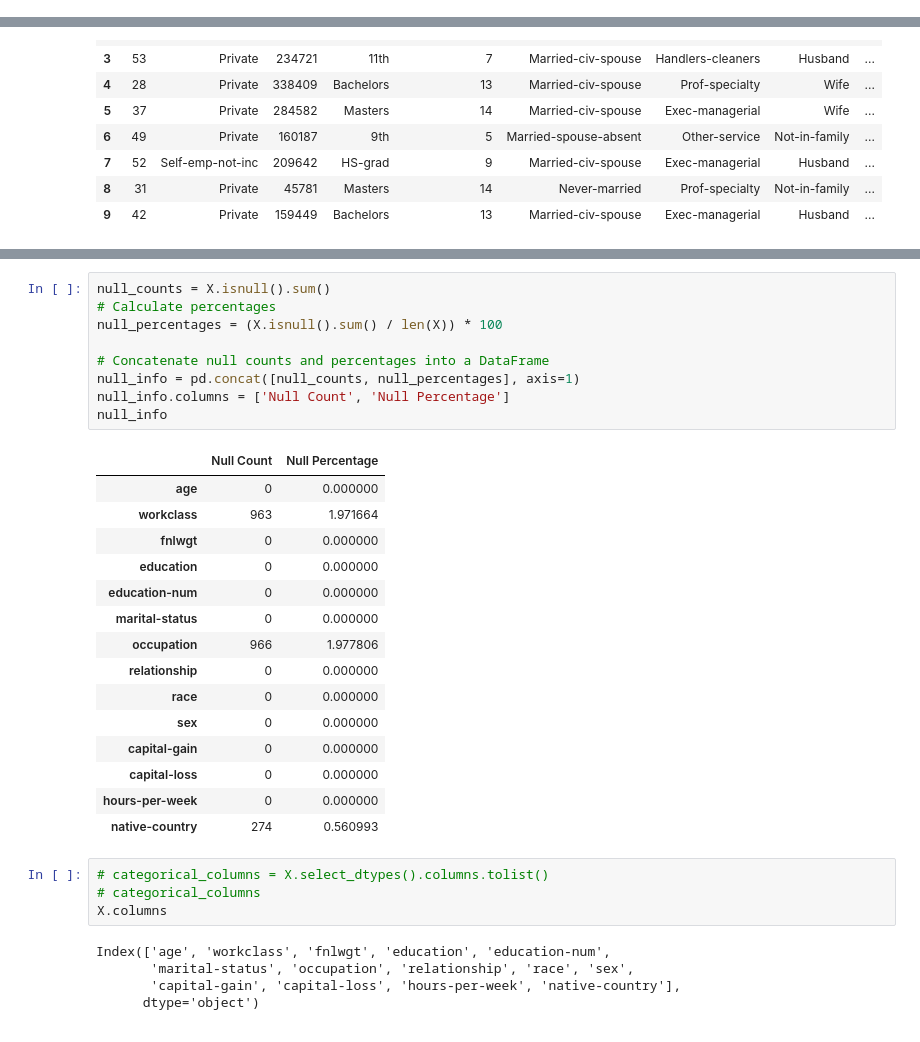
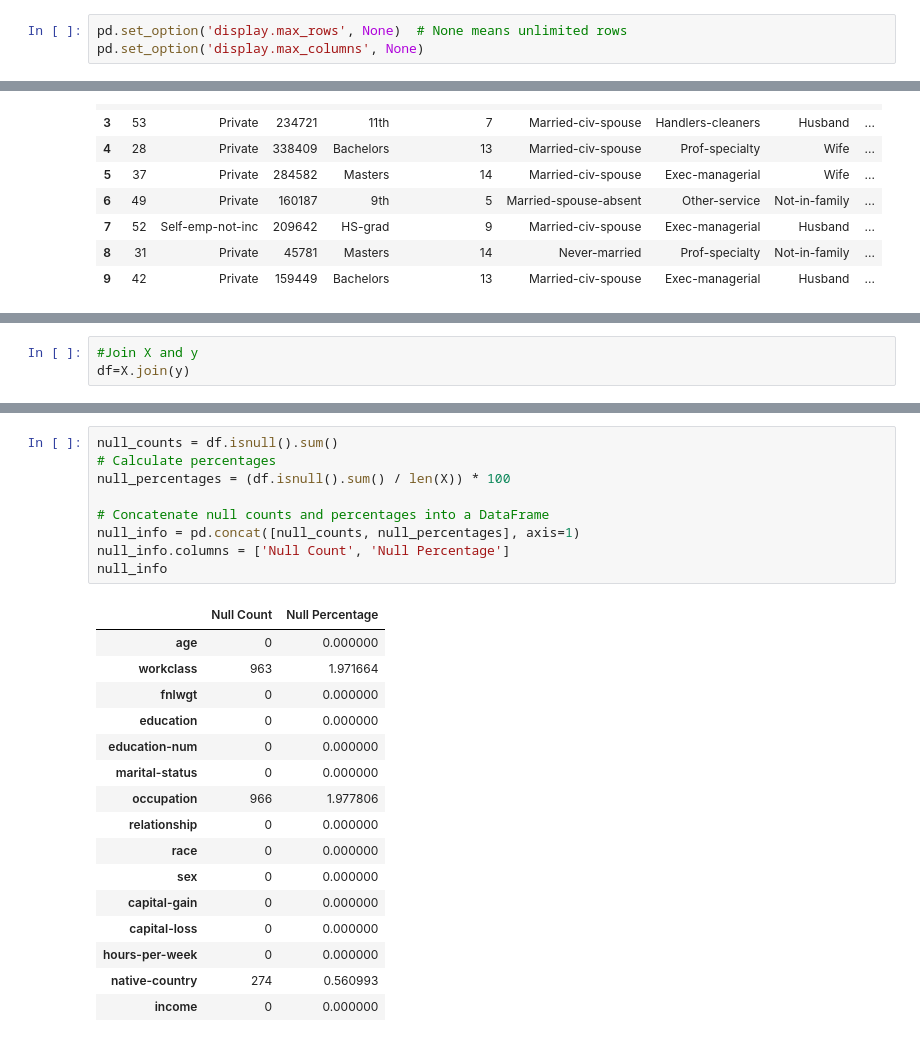
Before and after one commit to JanakaDilshanSendnayake/ML-Coursework, a Jupyter notebook: Data Preprocessing.ipynb, the cells around one changed output, grey strips where cells are left out. Saved outputs shown, nothing was run; the diff lists cells and outputs as text.

```diff
--- a/Data Preprocessing.ipynb
+++ b/Data Preprocessing.ipynb
@@ -5,3 +14,6 @@ import seaborn as sns
+# %%
+pd.set_option('display.max_rows', None)  # None means unlimited rows
+pd.set_option('display.max_columns', None)
 # %%
 !pip install ucimlrepo
 from ucimlrepo import fetch_ucirepo
@@ -38 +64,4 @@ X.head(10)
+# %%
+#Join X and y
+df=X.join(y)
 # %%
@@ -79,34 +108,26 @@ plt.show()
 # %%
-null_counts = X.isnull().sum()
+null_counts = df.isnull().sum()
 # Calculate percentages
-null_percentages = (X.isnull().sum() / len(X)) * 100
+null_percentages = (df.isnull().sum() / len(X)) * 100
 
 # Concatenate null counts and percentages into a DataFrame
 null_info = pd.concat([null_counts, null_percentages], axis=1)
 null_info.columns = ['Null Count', 'Null Percentage']
 null_info
 # %% [output]
 |  | Null Count | Null Percentage |
 | age | 0 | 0.000000 |
 | workclass | 963 | 1.971664 |
 | fnlwgt | 0 | 0.000000 |
 | education | 0 | 0.000000 |
 | education-num | 0 | 0.000000 |
 | marital-status | 0 | 0.000000 |
 | occupation | 966 | 1.977806 |
 | relationship | 0 | 0.000000 |
 | race | 0 | 0.000000 |
 | sex | 0 | 0.000000 |
 | capital-gain | 0 | 0.000000 |
 | capital-loss | 0 | 0.000000 |
 | hours-per-week | 0 | 0.000000 |
 | native-country | 274 | 0.560993 |
+| income | 0 | 0.000000 |
-# %%
-# categorical_columns = X.select_dtypes().columns.tolist()
-# categorical_columns
-X.columns
-# %% [output]
-Index(['age', 'workclass', 'fnlwgt', 'education', 'education-num',
-       'marital-status', 'occupation', 'relationship', 'race', 'sex',
-       'capital-gain', 'capital-loss', 'hours-per-week', 'native-country'],
-      dtype='object')
```
Also changed, not shown: parts of 48 cells of this notebook.
